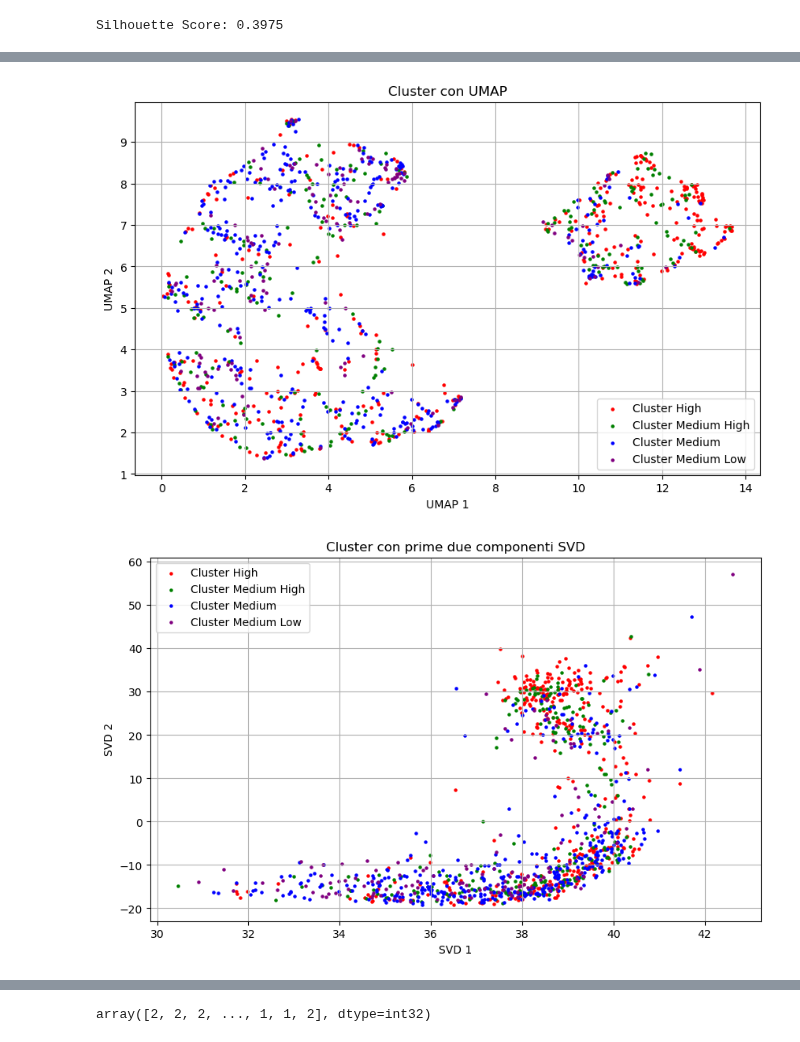
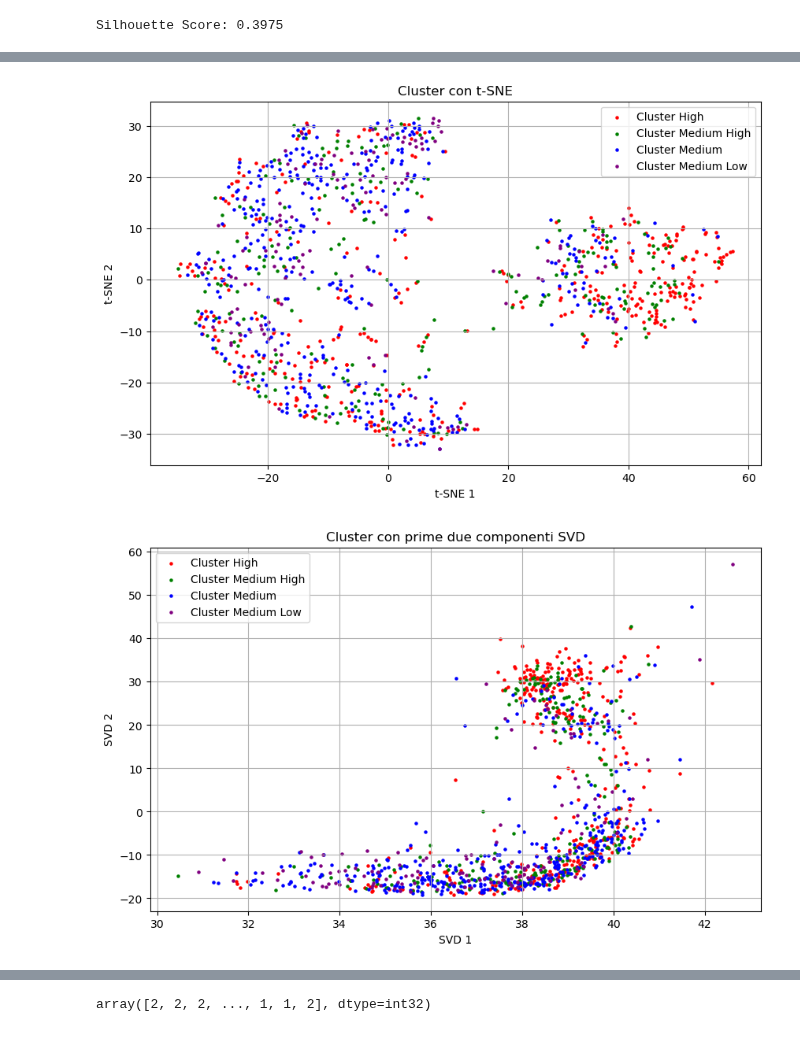
Before and after one commit to luigiascio/Data-Mining-2, a Jupyter notebook: time_series/TS_clustering.ipynb, the cells around one changed output, grey strips where cells are left out. Saved outputs shown, nothing was run; the diff lists cells and outputs as text; code cells hidden in the pictures.

Commit message:
clustering images

```diff
--- a/time_series/TS_clustering.ipynb
+++ b/time_series/TS_clustering.ipynb
@@ -1606,9 +1606,10 @@ import umap
 import matplotlib.pyplot as plt
 import numpy as np
 from scipy.cluster.hierarchy import linkage, dendrogram, fcluster
+from sklearn.manifold import TSNE
 
-# UMAP per visualizzazione
-X_umap = umap.UMAP(n_components=2, random_state=42).fit_transform(ts_svd)
+# TSNE per visualizzazione
+X_tsne = TSNE(n_components=2, random_state=42).fit_transform(ts_svd)
 
 # Prime due componenti di SVD
 X_svd_2d = ts_svd[:, :2]
@@ -1618,14 +1619,14 @@ colors = ['red', 'green', 'blue', 'purple', 'orange', 'brown', 'pink', 'gray', '
 unique_labels = np.unique(clusters_s)
 color_map = {label: colors[i % len(colors)] for i, label in enumerate(unique_labels)}
 
-# Plot con UMAP
+# Plot con TSNE
 plt.figure(figsize=(10, 6))
 for label in unique_labels:
-    plt.scatter(X_umap[clusters_s == label, 0], X_umap[clusters_s == label, 1],
+    plt.scatter(X_tsne[clusters_s == label, 0], X_tsne[clusters_s == label, 1],
                 c=color_map[label], label=f'Cluster {label}', s=5)
-plt.title('Cluster con UMAP')
-plt.xlabel('UMAP 1')
-plt.ylabel('UMAP 2')
+plt.title('Cluster con TSNE')
+plt.xlabel('TSNE 1')
+plt.ylabel('TSNE 2')
 plt.grid(True)
 plt.legend()
 plt.show()
@@ -1647,7 +1648,7 @@ plt.show()
 # %%
 from sklearn.cluster import AgglomerativeClustering
 from sklearn.metrics import silhouette_score
-import umap
+from sklearn.manifold import TSNE
 import matplotlib.pyplot as plt
 import numpy as np
 import pandas as pd
@@ -1660,42 +1661,42 @@ from scipy.cluster.hierarchy import linkage, dendrogram, fcluster
 ts_svd_df = pd.DataFrame(ts_svd)
 ts_svd_df['rating_category'] = ts['rating_category']
 
-# UMAP for visualization
-X_umap = umap.UMAP(n_components=2, random_state=42).fit_transform(ts_svd_df.drop(columns=['rating_category']))
+# t-SNE for visualization
+X_tsne = TSNE(n_components=2, random_state=42).fit_transform(ts_svd_df.drop(columns=['rating_category']))
 
 # First two components of SVD
 X_svd_2d = ts_svd_df.iloc[:, :2].values
 
 # Colors for clusters
 colors = ['red', 'green', 'blue', 'purple', 'orange', 'brown', 'pink', 'gray', 'olive', 'cyan']
 unique_labels = ts_svd_df['rating_category'].unique()
 color_map = {label: colors[i % len(colors)] for i, label in enumerate(unique_labels)}
 
-# Plot with UMAP
+# Plot with t-SNE
 plt.figure(figsize=(10, 6))
 for label in unique_labels:
-    plt.scatter(X_umap[ts_svd_df['rating_category'] == label, 0], X_umap[ts_svd_df['rating_category'] == label, 1],
+    plt.scatter(X_tsne[ts_svd_df['rating_category'] == label, 0], X_tsne[ts_svd_df['rating_category'] == label, 1],
                 c=color_map[label], label=f'Cluster {label}', s=5)
-plt.title('Cluster con UMAP')
-plt.xlabel('UMAP 1')
-plt.ylabel('UMAP 2')
+plt.title('Cluster con t-SNE')
+plt.xlabel('t-SNE 1')
+plt.ylabel('t-SNE 2')
 plt.grid(True)
 plt.legend()
 plt.show()
 
 # Plot with SVD
 plt.figure(figsize=(10, 6))
 for label in unique_labels:
     plt.scatter(X_svd_2d[ts_svd_df['rating_category'] == label, 0], X_svd_2d[ts_svd_df['rating_category'] == label, 1],
                 c=color_map[label], label=f'Cluster {label}', s=5)
 plt.title('Cluster con prime due componenti SVD')
 plt.xlabel('SVD 1')
 plt.ylabel('SVD 2')
 plt.grid(True)
 plt.legend()
 plt.show()
 # %% [output]
-[figure, old version]
+[figure, new version]
 [figure]
 # %%
 ts_svd_df
```
Also changed, not shown: parts of 1 cell of this notebook, 22 other files.
